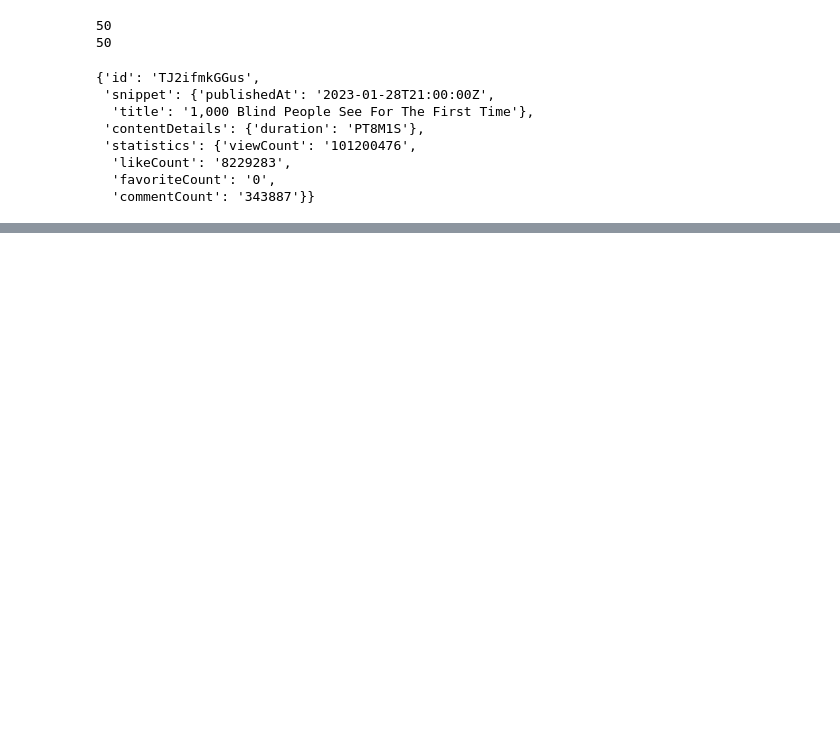
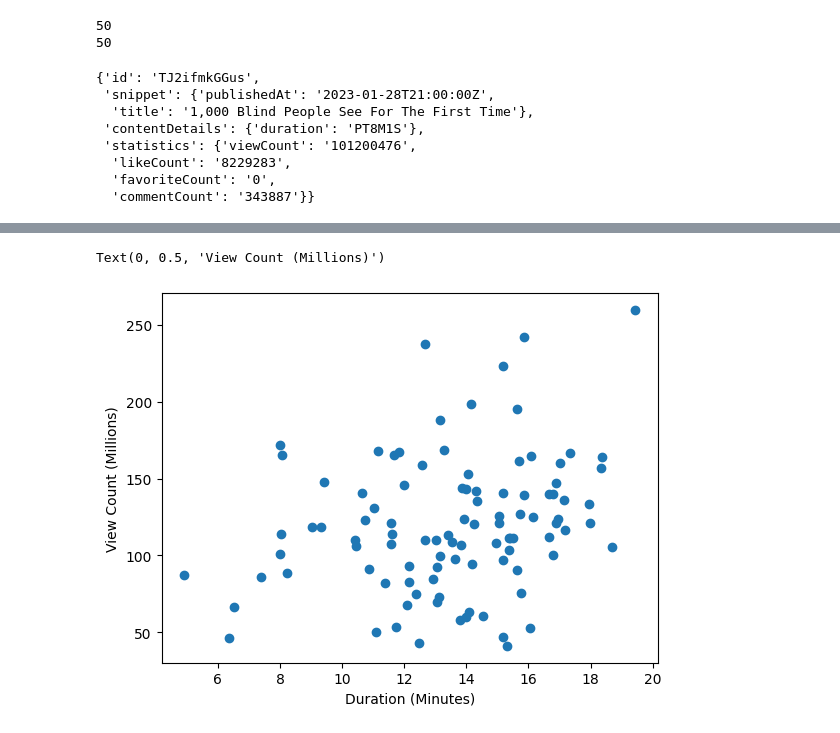
Before and after one commit to fernandez-justin/mr_beast_analysis, a Jupyter notebook: full_video_analysis.ipynb, the cells around one changed output, grey strips where cells are left out. Saved outputs shown, nothing was run; the diff lists cells and outputs as text; code cells hidden in the pictures; blank space fills up the shorter version.

Commit message:
view count vs duration finisehd

```diff
--- a/full_video_analysis.ipynb
+++ b/full_video_analysis.ipynb
@@ -50,9 +49,6 @@ for video_data in [video_data_1,video_data_2]:
             , item['contentDetails']['duration']
             , item['statistics']['viewCount']
             , item['statistics']['likeCount']
-            , item['statistics']['favoriteCount']
             , item['statistics']['commentCount']
         ]
         df.index = df.index + 1
-
-df
@@ -80,0 +55,27 @@ len(id_list)
+# %%
+import re
+from dateutil import parser
+
+# test = df['duration'][0]
+
+# print(re.findall(r'(?:PT)(\d*)(?:M)(\d*)(?:S)', test))
+#print(re.findall(r'\d+', test))
+
+def duration_to_seconds(item):
+    m_s = re.findall(r'(?:PT)(\d*)(?:M)(\d*)(?:S)', item)
+    #print(m_s)
+    return (int(m_s[0][0])*60) + (int(m_s[0][1]))
+
+def duration_to_minutes(item):
+    m_s = re.findall(r'(?:PT)(\d*)(?:M)(\d*)(?:S)', item)
+    #print(m_s)
+    return (int(m_s[0][0])) + (int(m_s[0][1])/60)
+
+def published_at_datetime(item):
+    return parser.parse(item)
+
+
+
+df['seconds'] = df['duration'].apply(lambda x: duration_to_seconds(x))
+df['minutes'] = df['duration'].apply(lambda x: duration_to_minutes(x))
+df['publishedAt'] = df['publishedAt'].apply(lambda x: published_at_datetime(x))
@@ -80,0 +87,4 @@ len(id_list)
+# %%
+df['viewCount'] = df['viewCount'].astype(int)
+df['likeCount'] = df['likeCount'].astype(int)
+df['commentCount'] = df['commentCount'].astype(int)
@@ -80,0 +129,9 @@ len(id_list)
+# %%
+df['viewCountMillions'] = df['viewCount'] / 1000000
+# %%
+plt.scatter(df['minutes'],df['viewCountMillions'])
+plt.xlabel('Duration (Minutes)')
+plt.ylabel('View Count (Millions)')
+# %% [output]
+Text(0, 0.5, 'View Count (Millions)')
+[figure, added]
```
Also changed, not shown: parts of 13 cells of this notebook.
